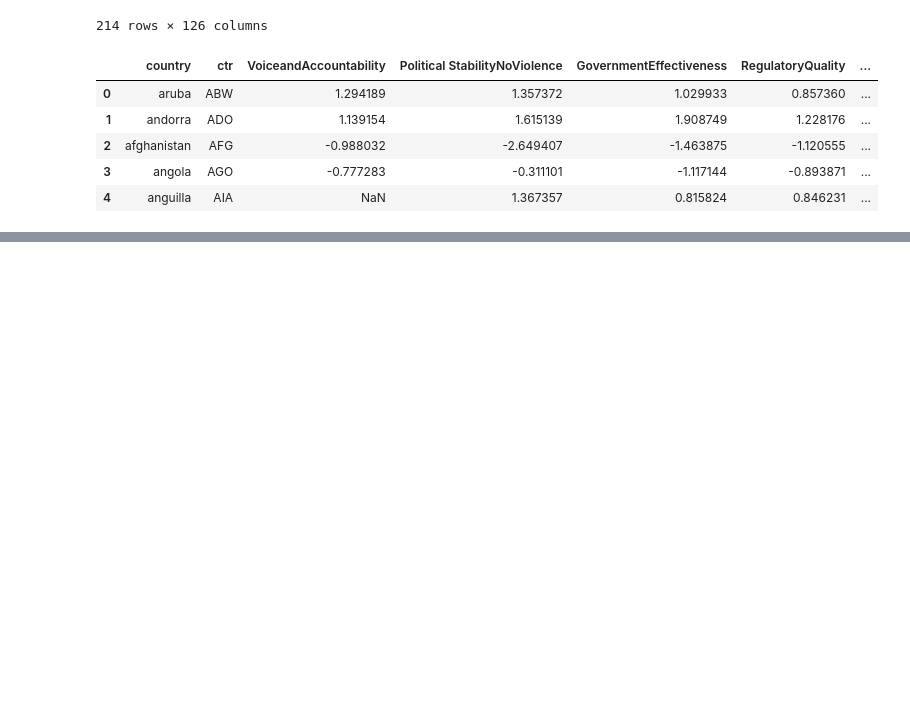
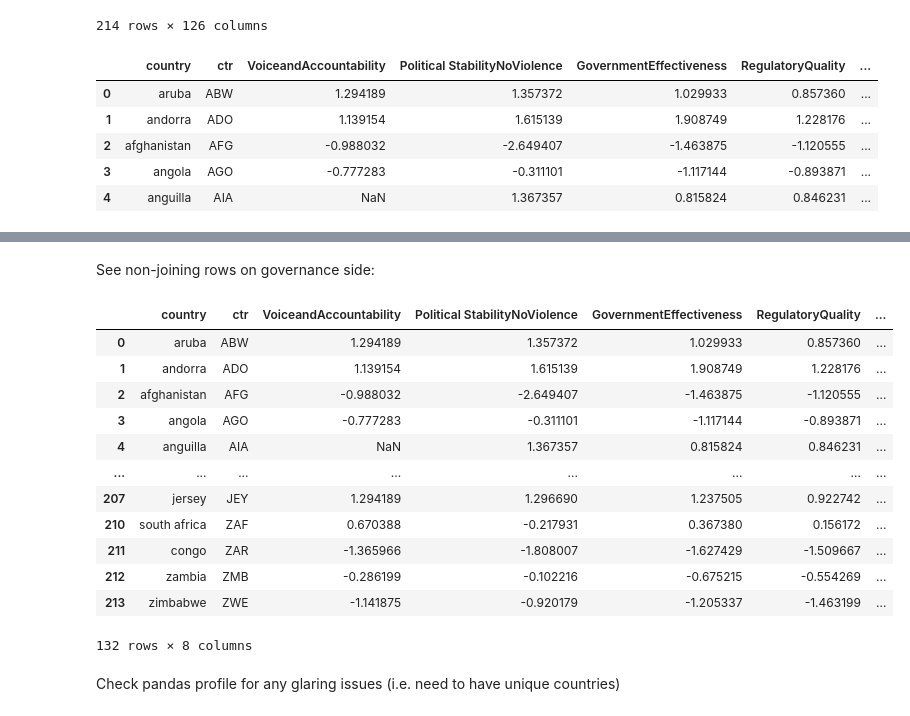
Before and after one commit to victorwctsang/jvmk-datathon2020, a Jupyter notebook: 04. Code/wgi_data_exploration.ipynb, the cells around one changed output, grey strips where cells are left out. Saved outputs shown, nothing was run; the diff lists cells and outputs as text; code cells hidden in the pictures; blank space fills up the shorter version.

```diff
--- a/04. Code/wgi_data_exploration.ipynb
+++ b/04. Code/wgi_data_exploration.ipynb
@@ -38,6 +38,8 @@ full_dataset_2019.columns = sheet_names
 full_dataset_2019 = full_dataset_2019.rename_axis(['country', 'ctr'])
 full_dataset_2019 = full_dataset_2019.reset_index()
 full_dataset_2019['country'] = full_dataset_2019['country'].str.lower()
+full_dataset_2019['country'] = full_dataset_2019['country'].str.replace('korea, rep.', 'south korea')
+full_dataset_2019['country'] = full_dataset_2019['country'].str.replace('korea, dem. rep.', 'north korea')
 full_dataset_2019['country'] = full_dataset_2019['country'].str.replace('\,.*', '', regex=True)
 full_dataset_2019 = full_dataset_2019.replace({'country': {'hong kong sar': 'hong kong',
                                                             'russian federation': 'russia'}})
@@ -93,0 +107,20 @@ common.to_csv('../03. Cleansed Data/cultural_and_governance.csv')
+# %% [markdown]
+See non-joining rows on governance side:
+# %%
+full_dataset_2019[(~full_dataset_2019.country.isin(common.country))]
+# %% [output]
+|  | country | ctr | VoiceandAccountability | Political StabilityNoViolence | GovernmentEffectiveness | RegulatoryQuality | ... |
+| 0 | aruba | ABW | 1.294189 | 1.357372 | 1.029933 | 0.857360 | ... |
+| 1 | andorra | ADO | 1.139154 | 1.615139 | 1.908749 | 1.228176 | ... |
+| 2 | afghanistan | AFG | -0.988032 | -2.649407 | -1.463875 | -1.120555 | ... |
+| 3 | angola | AGO | -0.777283 | -0.311101 | -1.117144 | -0.893871 | ... |
+| 4 | anguilla | AIA | NaN | 1.367357 | 0.815824 | 0.846231 | ... |
+| ... | ... | ... | ... | ... | ... | ... | ... |
+| 207 | jersey | JEY | 1.294189 | 1.296690 | 1.237505 | 0.922742 | ... |
+| 210 | south africa | ZAF | 0.670388 | -0.217931 | 0.367380 | 0.156172 | ... |
+| 211 | congo | ZAR | -1.365966 | -1.808007 | -1.627429 | -1.509667 | ... |
+| 212 | zambia | ZMB | -0.286199 | -0.102216 | -0.675215 | -0.554269 | ... |
+| 213 | zimbabwe | ZWE | -1.141875 | -0.920179 | -1.205337 | -1.463199 | ... |
+132 rows × 8 columns
+# %% [markdown]
+Check pandas profile for any glaring issues (i.e. need to have unique countries)
```
Also changed, not shown: parts of 7 cells of this notebook.
